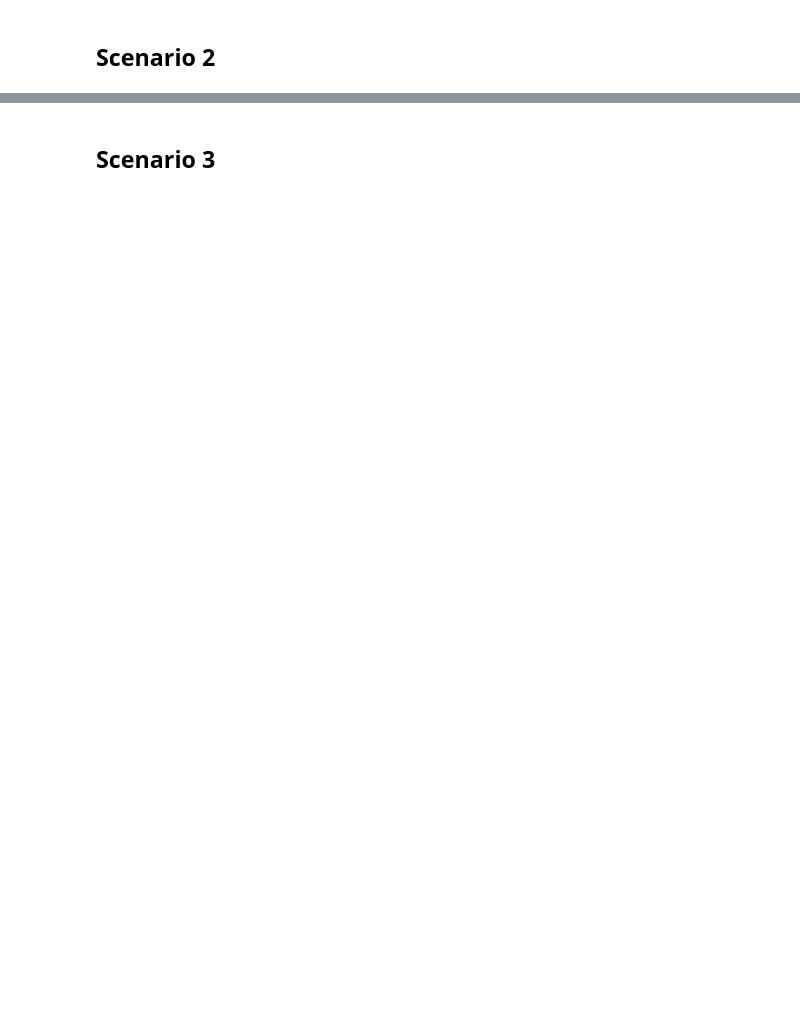
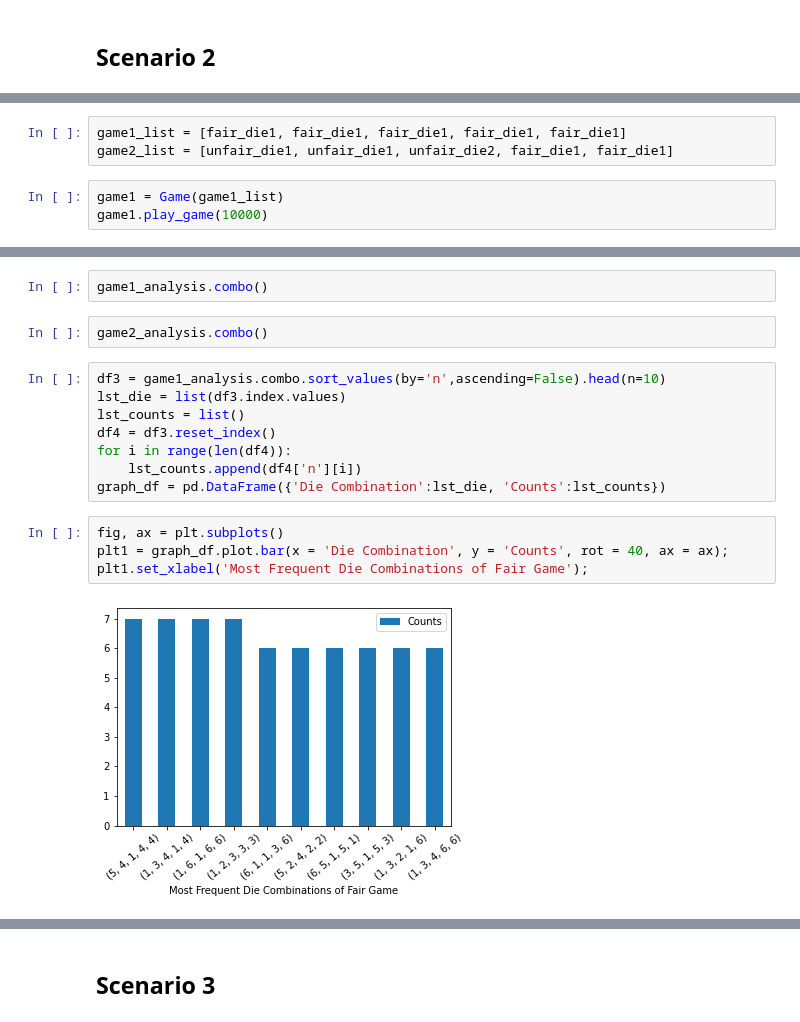
Before and after one commit to kristenrose01/DS5100-Final-Project, a Jupyter notebook: final-project-submission.ipynb, the cells around one changed output, grey strips where cells are left out. Drawn from its saved outputs; the diff is of its cells as text; blank space fills up the shorter version.

```diff
--- a/final-project-submission.ipynb
+++ b/final-project-submission.ipynb
@@ -36,0 +815,6 @@ These should have appropriate import statements even though the code is now in t
+# %%
+game1_list = [fair_die1, fair_die1, fair_die1, fair_die1, fair_die1]
+game2_list = [unfair_die1, unfair_die1, unfair_die2, fair_die1, fair_die1]
+# %%
+game1 = Game(game1_list)
+game1.play_game(10000)
@@ -36,0 +857,18 @@ These should have appropriate import statements even though the code is now in t
+# %%
+game1_analysis.combo()
+# %%
+game2_analysis.combo()
+# %%
+df3 = game1_analysis.combo.sort_values(by='n',ascending=False).head(n=10)
+lst_die = list(df3.index.values)
+lst_counts = list()
+df4 = df3.reset_index()
+for i in range(len(df4)):
+    lst_counts.append(df4['n'][i])
+graph_df = pd.DataFrame({'Die Combination':lst_die, 'Counts':lst_counts})
+# %%
+fig, ax = plt.subplots()
+plt1 = graph_df.plot.bar(x = 'Die Combination', y = 'Counts', rot = 40, ax = ax);
+plt1.set_xlabel('Most Frequent Die Combinations of Fair Game');
+# %% [output]
+[figure, added]
```
Also changed, not shown: parts of 60 cells of this notebook, 5 other files.
